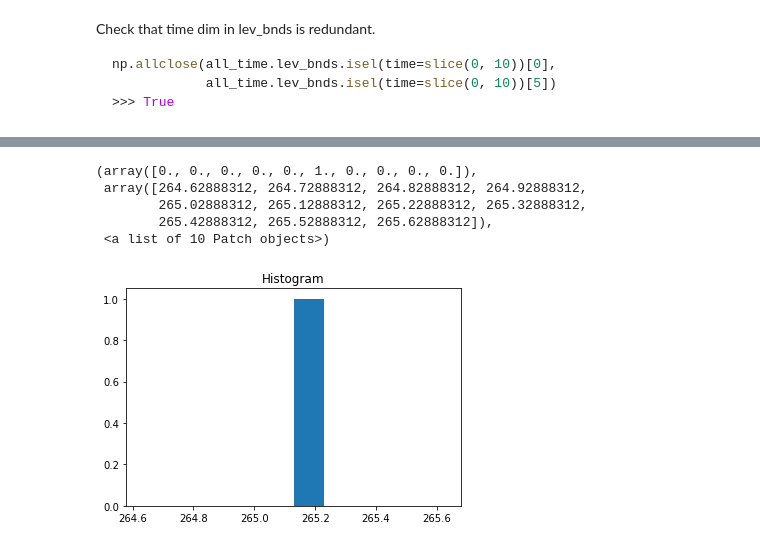
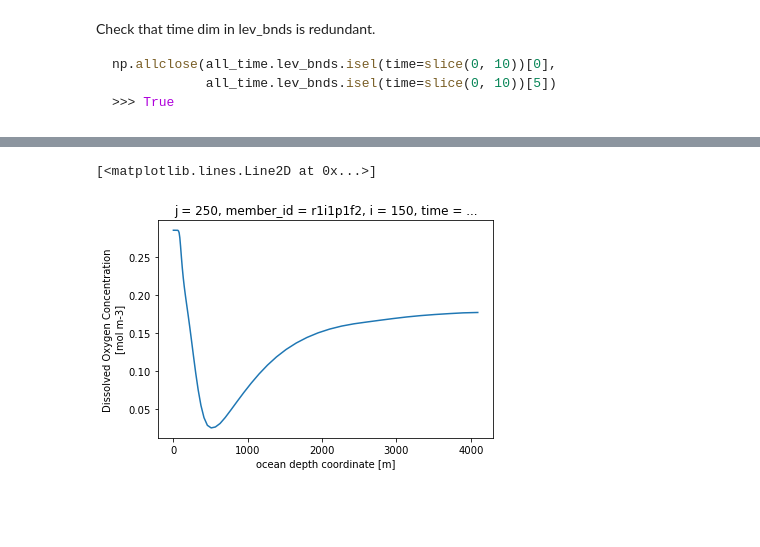
Before and after one commit to matt-long/cmip6hack-ocean-o2, a Jupyter notebook: notebooks/AOU_v_O2sat.ipynb, the cells around one changed output, grey strips where cells are left out. Cells and saved outputs as stored; diff of their text form; code cells hidden in the pictures; blank space fills up the shorter version.

```diff
--- a/notebooks/AOU_v_O2sat.ipynb
+++ b/notebooks/AOU_v_O2sat.ipynb
@@ -395,9 +398,6 @@ NameError: name 'all_time' is not defined
 # %%
-all_depth_o2.isel(time=0, i = 100, j = 100).plot()
+# Plot just a profile
+all_time['o2'].isel(time=0,i=150,j=250).plot()
 # %% [output]
-(array([0., 0., 0., 0., 0., 1., 0., 0., 0., 0.]),
- array([264.62888312, 264.72888312, 264.82888312, 264.92888312,
-        265.02888312, 265.12888312, 265.22888312, 265.32888312,
-        265.42888312, 265.52888312, 265.62888312]),
- <a list of 10 Patch objects>)
+[<matplotlib.lines.Line2D at 0x...>]
-[figure, old version]
+[figure, new version]
```
Also changed, not shown: parts of 40 cells of this notebook.
